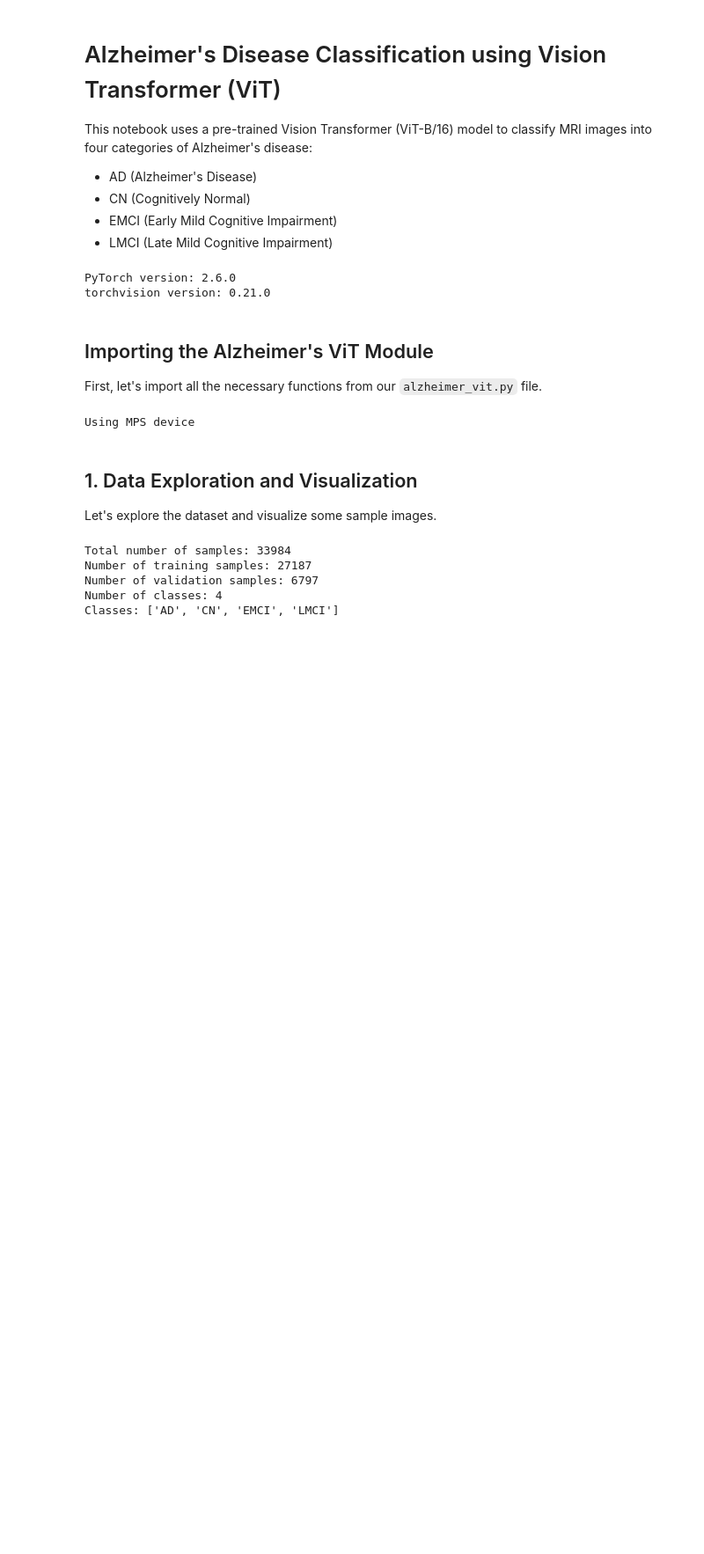
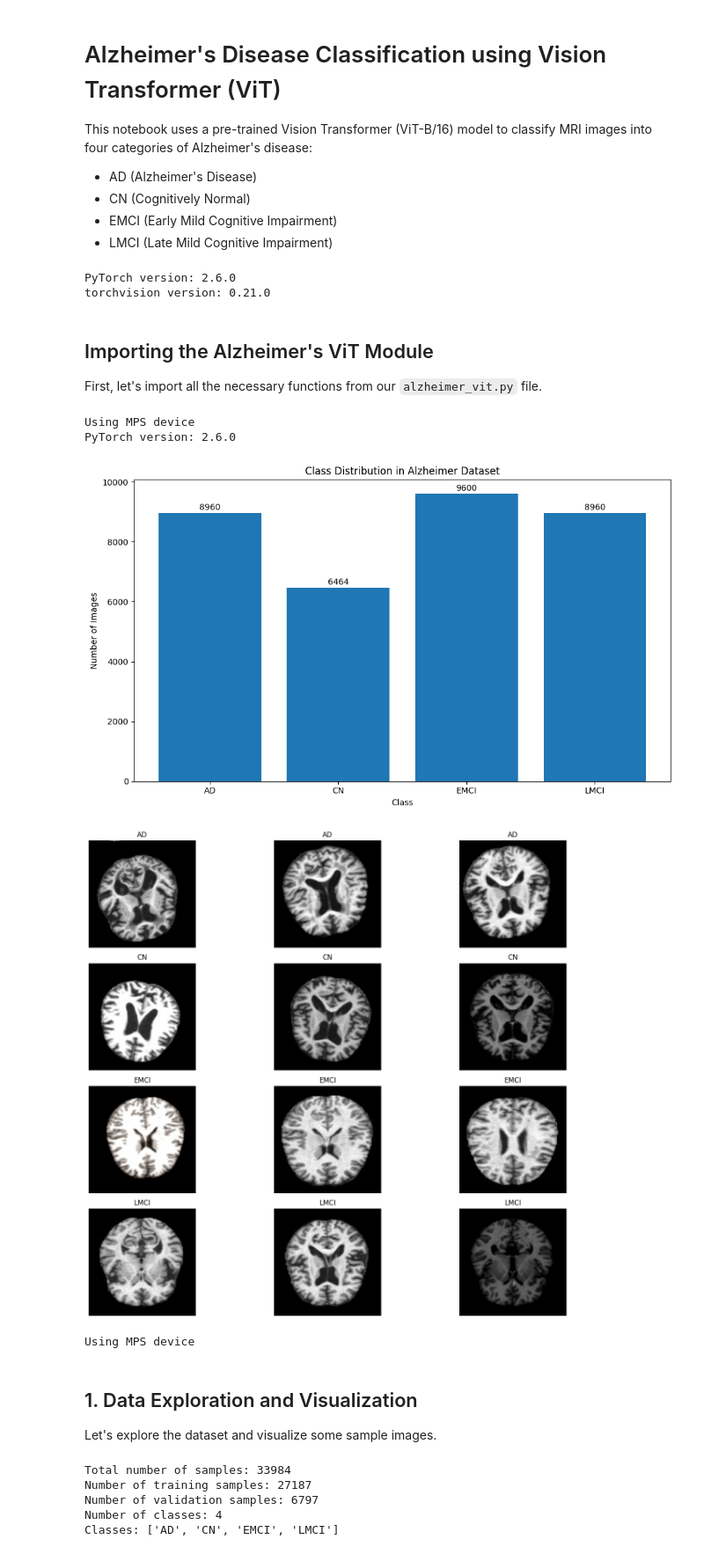
Before and after one commit to Will-Wei7/ADNI_Classifier, a Jupyter notebook: alzheimer_vit_import_notebook.ipynb, the cells around one changed output. Shown at 88% size. Saved outputs shown, nothing was run; the diff lists cells and outputs as text; code cells hidden in the pictures; blank space fills up the shorter version.

```diff
--- a/alzheimer_vit_import_notebook.ipynb
+++ b/alzheimer_vit_import_notebook.ipynb
@@ -26,35 +30,41 @@ First, let's import all the necessary functions from our `alzheimer_vit.py` file
 # %%
 # Import functions from alzheimer_vit.py
 from alzheimer_vit import (
     AlzheimerDataset,
     data_transforms,
     dataset,
     train_loader,
     val_loader,
     model,
     criterion,
     optimizer,
     scheduler,
+    load_model,
     show_samples,
-    train_model,
+    train_with_progressive_unfreezing,
     evaluate_model,
-    save_model
+    save_model,
+    get_vit_model
 )
 
 # Check if CUDA is available
 # device = torch.device("cuda:0" if torch.cuda.is_available() else "cpu")
 # Check for MPS (Metal Performance Shaders) for Apple Silicon Macs
 if torch.backends.mps.is_available():
     device = torch.device("mps")
     print("Using MPS device")
 elif torch.cuda.is_available():
     device = torch.device("cuda:0")
     print("Using CUDA device")
 else:
     device = torch.device("cpu")
     print("Using CPU device")
 # %% [output]
 Using MPS device
+PyTorch version: 2.6.0
+[figure, added]
+[figure, added]
+Using MPS device
 # %% [markdown]
 ## 1. Data Exploration and Visualization
 
```
Also changed, not shown: parts of 8 cells of this notebook, 9 other files.
